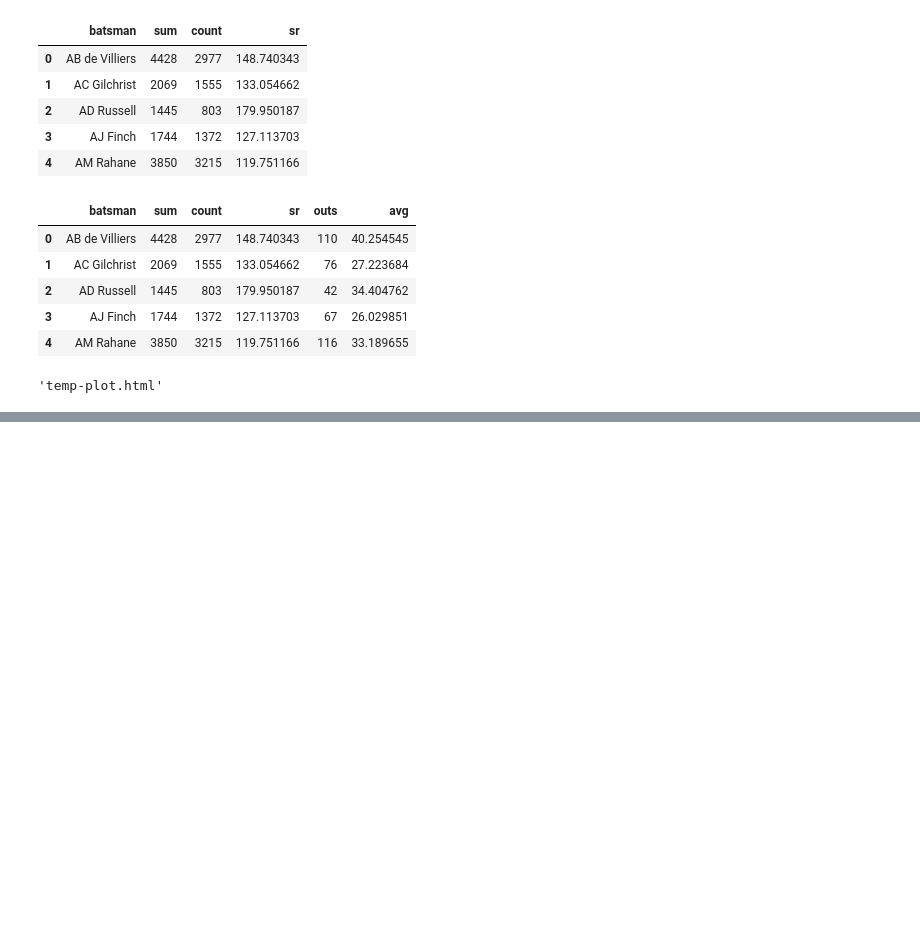
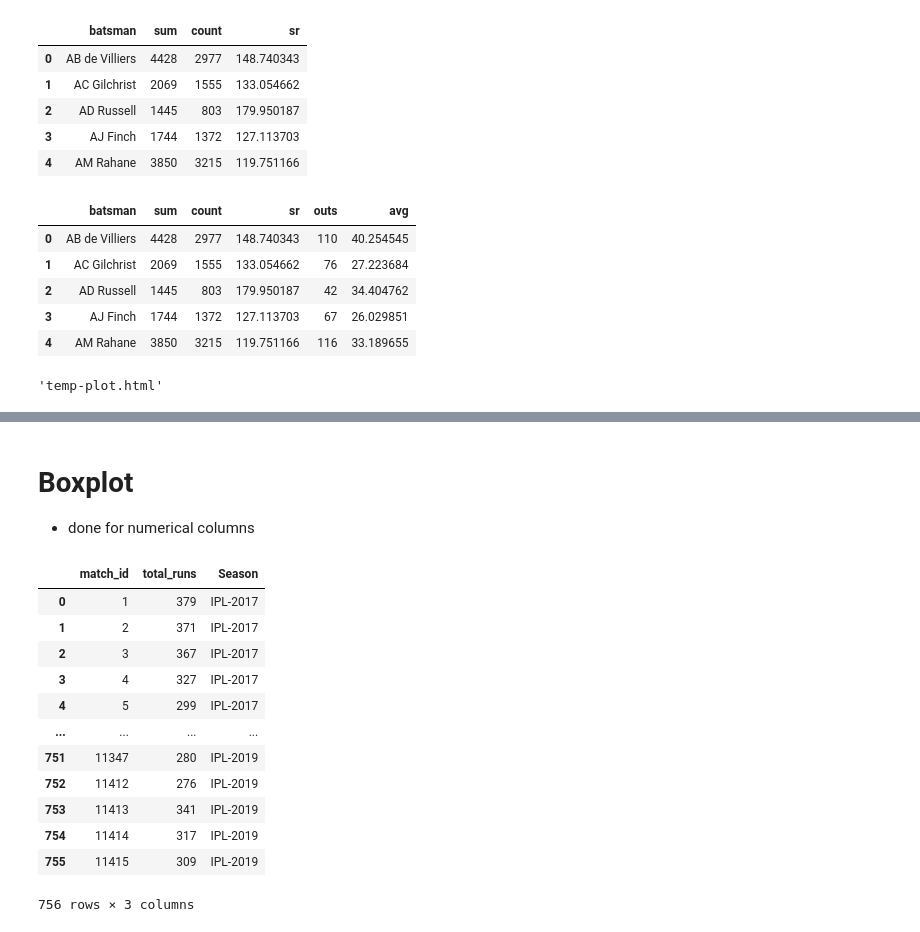
Before and after one commit to divyanshooter/Python, a Jupyter notebook: Tools/Plotly/Plotly Graph Object.ipynb, the cells around one changed output, grey strips where cells are left out. Drawn from its saved outputs; the diff is of its cells as text; code cells hidden in the pictures; blank space fills up the shorter version.

```diff
--- a/Tools/Plotly/Plotly Graph Object.ipynb
+++ b/Tools/Plotly/Plotly Graph Object.ipynb
@@ -77,0 +236,21 @@ pyo.plot(fig,filename='scatterplot.html')
+# %% [markdown]
+# Boxplot
+* done for numerical columns
+# %%
+match_agg=deliveries.groupby('match_id')['total_runs'].sum().reset_index()
+season_wise=match_agg.merge(matches,left_on='match_id',right_on='id')[['match_id','total_runs','Season']]
+season_wise
+# %% [output]
+|  | match_id | total_runs | Season |
+| 0 | 1 | 379 | IPL-2017 |
+| 1 | 2 | 371 | IPL-2017 |
+| 2 | 3 | 367 | IPL-2017 |
+| 3 | 4 | 327 | IPL-2017 |
+| 4 | 5 | 299 | IPL-2017 |
+| ... | ... | ... | ... |
+| 751 | 11347 | 280 | IPL-2019 |
+| 752 | 11412 | 276 | IPL-2019 |
+| 753 | 11413 | 341 | IPL-2019 |
+| 754 | 11414 | 317 | IPL-2019 |
+| 755 | 11415 | 309 | IPL-2019 |
+756 rows × 3 columns
```
Also changed, not shown: parts of 21 cells of this notebook, 2 other files.
